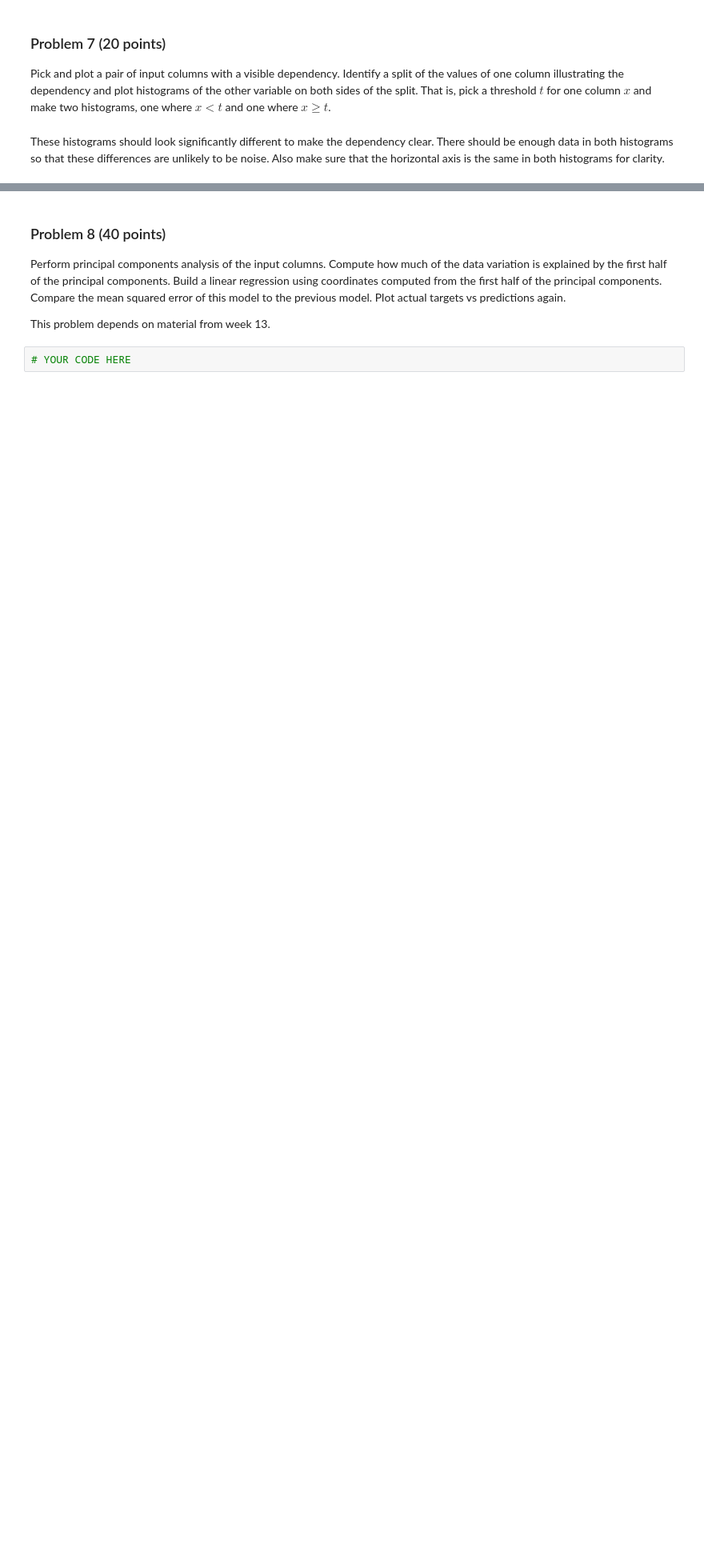
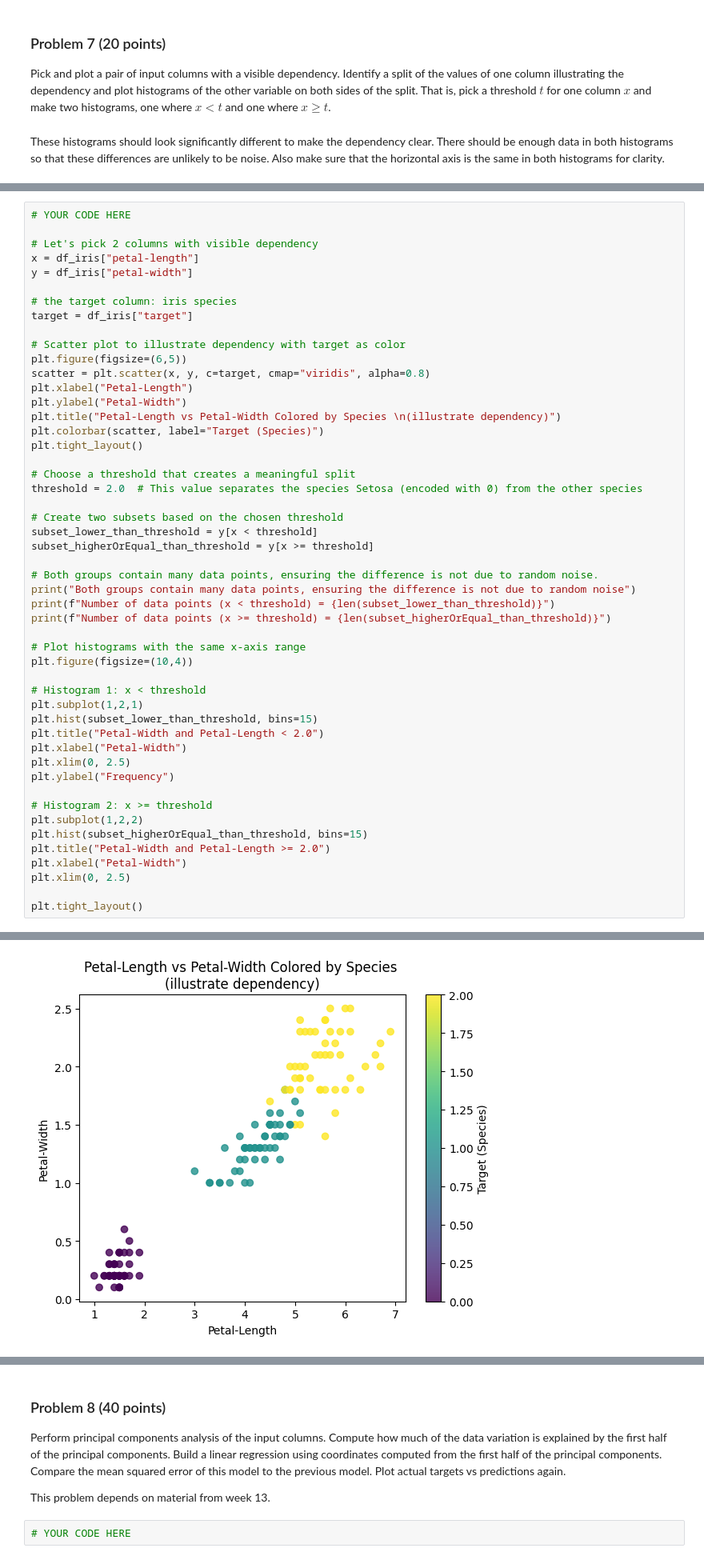
Before and after one commit to jasser-dh/dx601-final-project, a Jupyter notebook: project.ipynb, the cells around one changed output, grey strips where cells are left out. Shown: that part at 80% size. Saved outputs shown, nothing was run; the diff lists cells and outputs as text; blank space fills up the shorter version.

```diff
--- a/project.ipynb
+++ b/project.ipynb
@@ -476,0 +473,51 @@ YOUR ANSWERS HERE
+# %%
+# YOUR CODE HERE
+
+# Let's pick 2 columns with visible dependency
+x = df_iris["petal-length"]
+y = df_iris["petal-width"]
+
+# the target column: iris species
+target = df_iris["target"]
+
+# Scatter plot to illustrate dependency with target as color
+plt.figure(figsize=(6,5))
+scatter = plt.scatter(x, y, c=target, cmap="viridis", alpha=0.8)
+plt.xlabel("Petal-Length")
+plt.ylabel("Petal-Width")
+plt.title("Petal-Length vs Petal-Width Colored by Species \n(illustrate dependency)")
+plt.colorbar(scatter, label="Target (Species)")
+plt.tight_layout()
+
+# Choose a threshold that creates a meaningful split
+threshold = 2.0  # This value separates the species Setosa (encoded with 0) from the other species
+
+# Create two subsets based on the chosen threshold
+subset_lower_than_threshold = y[x < threshold]
+subset_higherOrEqual_than_threshold = y[x >= threshold]
+
+# Both groups contain many data points, ensuring the difference is not due to random noise.
+print("Both groups contain many data points, ensuring the difference is not due to random noise")
+print(f"Number of data points (x < threshold) = {len(subset_lower_than_threshold)}")
+print(f"Number of data points (x >= threshold) = {len(subset_higherOrEqual_than_threshold)}")
+
+# Plot histograms with the same x-axis range
+plt.figure(figsize=(10,4))
+
+# Histogram 1: x < threshold
+plt.subplot(1,2,1)
+plt.hist(subset_lower_than_threshold, bins=15)
+plt.title("Petal-Width and Petal-Length < 2.0")
+plt.xlabel("Petal-Width")
+plt.xlim(0, 2.5)
+plt.ylabel("Frequency")
+
+# Histogram 2: x >= threshold
+plt.subplot(1,2,2)
+plt.hist(subset_higherOrEqual_than_threshold, bins=15)
+plt.title("Petal-Width and Petal-Length >= 2.0")
+plt.xlabel("Petal-Width")
+plt.xlim(0, 2.5)
+
+plt.tight_layout()
+# %% [output]
@@ -476,0 +527 @@ YOUR ANSWERS HERE
+[figure, added]
```
Also changed, not shown: parts of 4 cells of this notebook.
